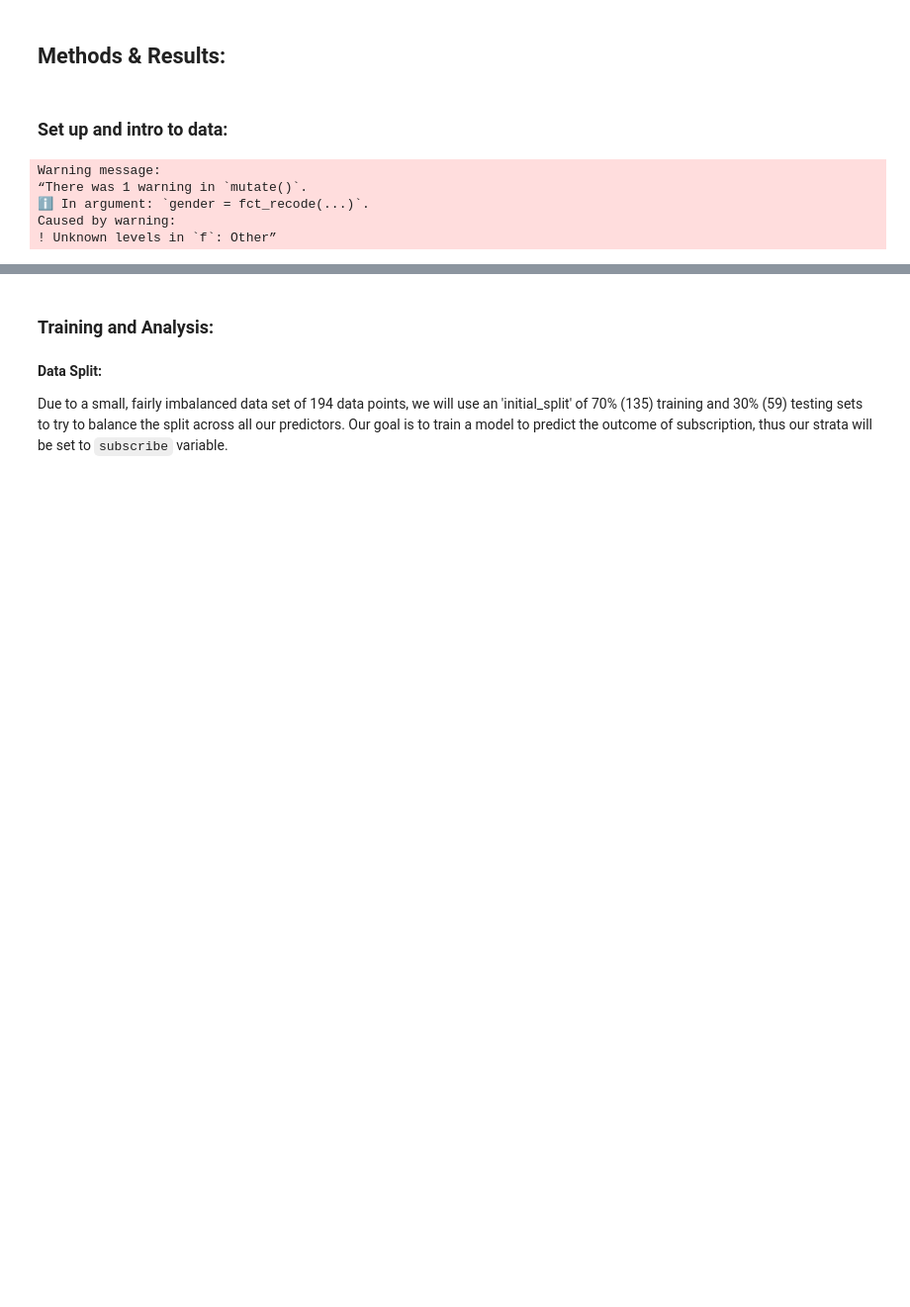
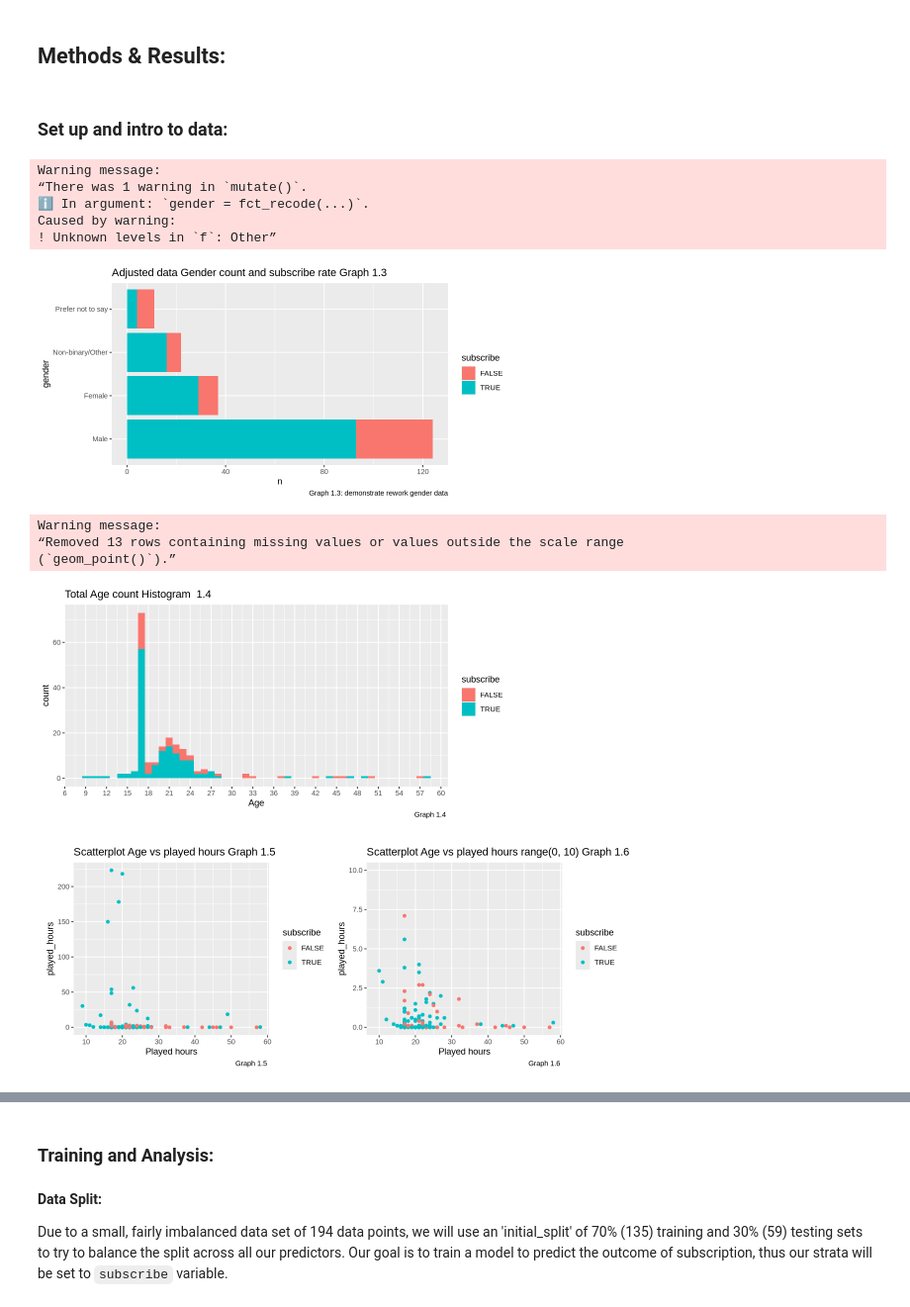
Before and after one commit to FabianoGLentini/player-subscription-ml, a Jupyter notebook: Project_Report.ipynb, the cells around one changed output, grey strips where cells are left out. Shown at 99% size. Drawn from its saved outputs; the diff is of its cells as text; code cells hidden in the pictures; blank space fills up the shorter version.

```diff
--- a/Project_Report.ipynb
+++ b/Project_Report.ipynb
@@ -101,3 +101,53 @@ Warning message:
 ℹ In argument: `gender = fct_recode(...)`.
 Caused by warning:
 ! Unknown levels in `f`: Other”
+# %%
+# RAW DATA summarize
+options(repr.plot.width = 8, repr.plot.height = 4)
+count_sub_gen <- group_by(player_df, gender) |>
+                    count(subscribe) |>
+                    mutate(perc_sub = round( n / sum(n), 2))
+gender_plot <- ggplot(count_sub_gen, aes(x = n, y = gender, fill = subscribe)) +
+                    geom_bar(stat ="identity") +
+                labs(caption = "Graph 1.3: demonstrate rework gender data") +
+                ggtitle("Adjusted data Gender count and subscribe rate Graph 1.3")
+
+gender_plot
+
+
+# VIEW AGES
+# ALL AGES
+histogram_age <- player_df |>
+            ggplot(aes(x = Age, fill = subscribe)) +
+            geom_histogram(binwidth = 1) +
+            ggtitle("Total Age count Histogram  1.4") +
+            scale_x_continuous(n.breaks = 20) +
+                labs(caption = "Graph 1.4 ")
+
+histogram_age
+
+options(repr.plot.width = 10, repr.plot.height = 4)
+
+# SCATERPLOT Age Time played
+scaterplot_AH <- player_df |>
+            ggplot(aes(x = Age, y = played_hours, colour = subscribe)) +
+            geom_point() +
+            ggtitle("Scatterplot Age vs played hours Graph 1.5") +
+                labs(caption = "Graph 1.5 ",  x = "Played hours")
+
+
+scaterplot_AH_range <- player_df |>
+            ggplot(aes(x = Age, y = played_hours, colour = subscribe)) +
+            geom_point() +
+            ggtitle("Scatterplot Age vs played hours range(0, 10) Graph 1.6") +
+            ylim(c(0, 10)) +
+            labs(caption = "Graph 1.6 ", x = "Played hours")
+
+scaterplot_AH + scaterplot_AH_range
+# %% [output]
+[figure, added]
+Warning message:
+“Removed 13 rows containing missing values or values outside the scale range
+(`geom_point()`).”
+[figure, added]
+[figure, added]
```
Also changed, not shown: parts of 5 cells of this notebook.
